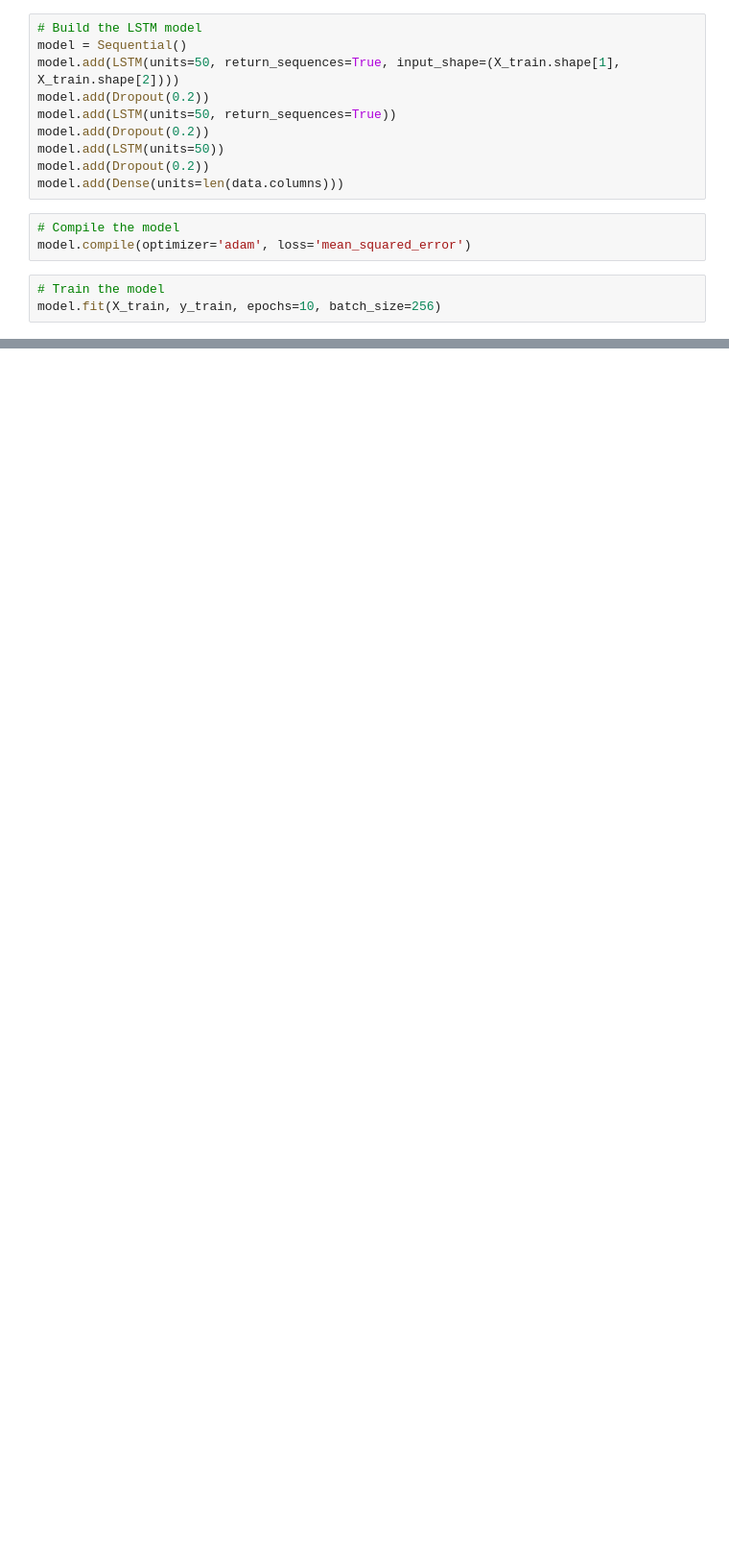
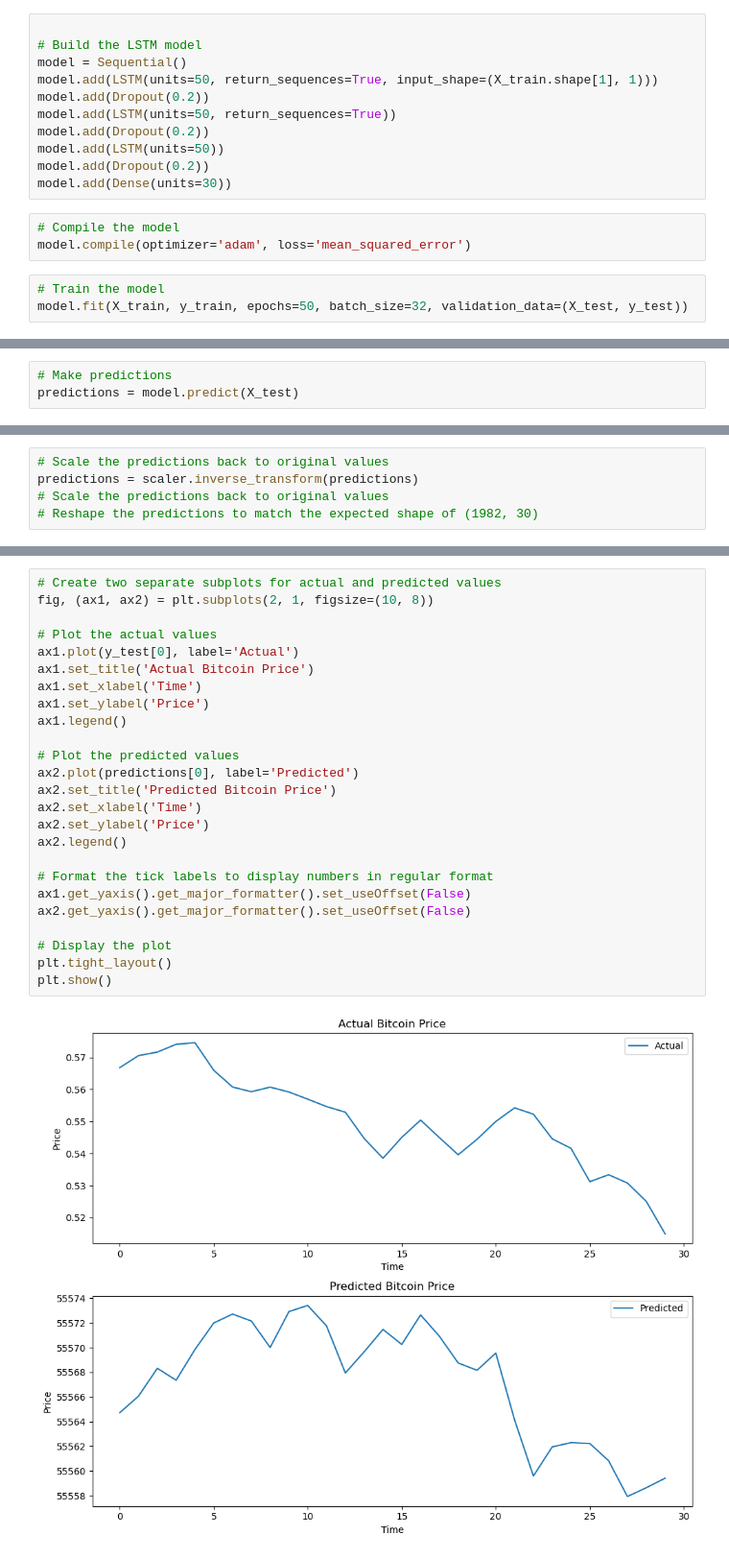
Before and after one commit to Satcomx00-x00/AI-Guess-Price-BTC, a Jupyter notebook: v4.ipynb, the cells around one changed output, grey strips where cells are left out. Shown at 96% size. Saved outputs shown, nothing was run; the diff lists cells and outputs as text; blank space fills up the shorter version.

```diff
--- a/v4.ipynb
+++ b/v4.ipynb
@@ -62,17 +90,18 @@ print(X_train.shape, y_train.shape, X_test.shape, y_test.shape)
 # %%
+
 # Build the LSTM model
 model = Sequential()
-model.add(LSTM(units=50, return_sequences=True, input_shape=(X_train.shape[1], X_train.shape[2])))
+model.add(LSTM(units=50, return_sequences=True, input_shape=(X_train.shape[1], 1)))
 model.add(Dropout(0.2))
 model.add(LSTM(units=50, return_sequences=True))
 model.add(Dropout(0.2))
 model.add(LSTM(units=50))
 model.add(Dropout(0.2))
-model.add(Dense(units=len(data.columns)))
+model.add(Dense(units=30))
 # %%
 # Compile the model
 model.compile(optimizer='adam', loss='mean_squared_error')
 # %%
 # Train the model
-model.fit(X_train, y_train, epochs=10, batch_size=256)
+model.fit(X_train, y_train, epochs=50, batch_size=32, validation_data=(X_test, y_test))
 # %% [output]
@@ -202,0 +133,3 @@ plt.show()
+# %%
+# Make predictions
+predictions = model.predict(X_test)
@@ -202,0 +138,5 @@ plt.show()
+# %%
+# Scale the predictions back to original values
+predictions = scaler.inverse_transform(predictions)
+# Scale the predictions back to original values
+# Reshape the predictions to match the expected shape of (1982, 30)
@@ -202,0 +151,27 @@ plt.show()
+# %%
+# Create two separate subplots for actual and predicted values
+fig, (ax1, ax2) = plt.subplots(2, 1, figsize=(10, 8))
+
+# Plot the actual values
+ax1.plot(y_test[0], label='Actual')
+ax1.set_title('Actual Bitcoin Price')
+ax1.set_xlabel('Time')
+ax1.set_ylabel('Price')
+ax1.legend()
+
+# Plot the predicted values
+ax2.plot(predictions[0], label='Predicted')
+ax2.set_title('Predicted Bitcoin Price')
+ax2.set_xlabel('Time')
+ax2.set_ylabel('Price')
+ax2.legend()
+
+# Format the tick labels to display numbers in regular format
+ax1.get_yaxis().get_major_formatter().set_useOffset(False)
+ax2.get_yaxis().get_major_formatter().set_useOffset(False)
+
+# Display the plot
+plt.tight_layout()
+plt.show()
+# %% [output]
+[figure, added]
```
Also changed, not shown: parts of 38 cells of this notebook, 4 other files.
